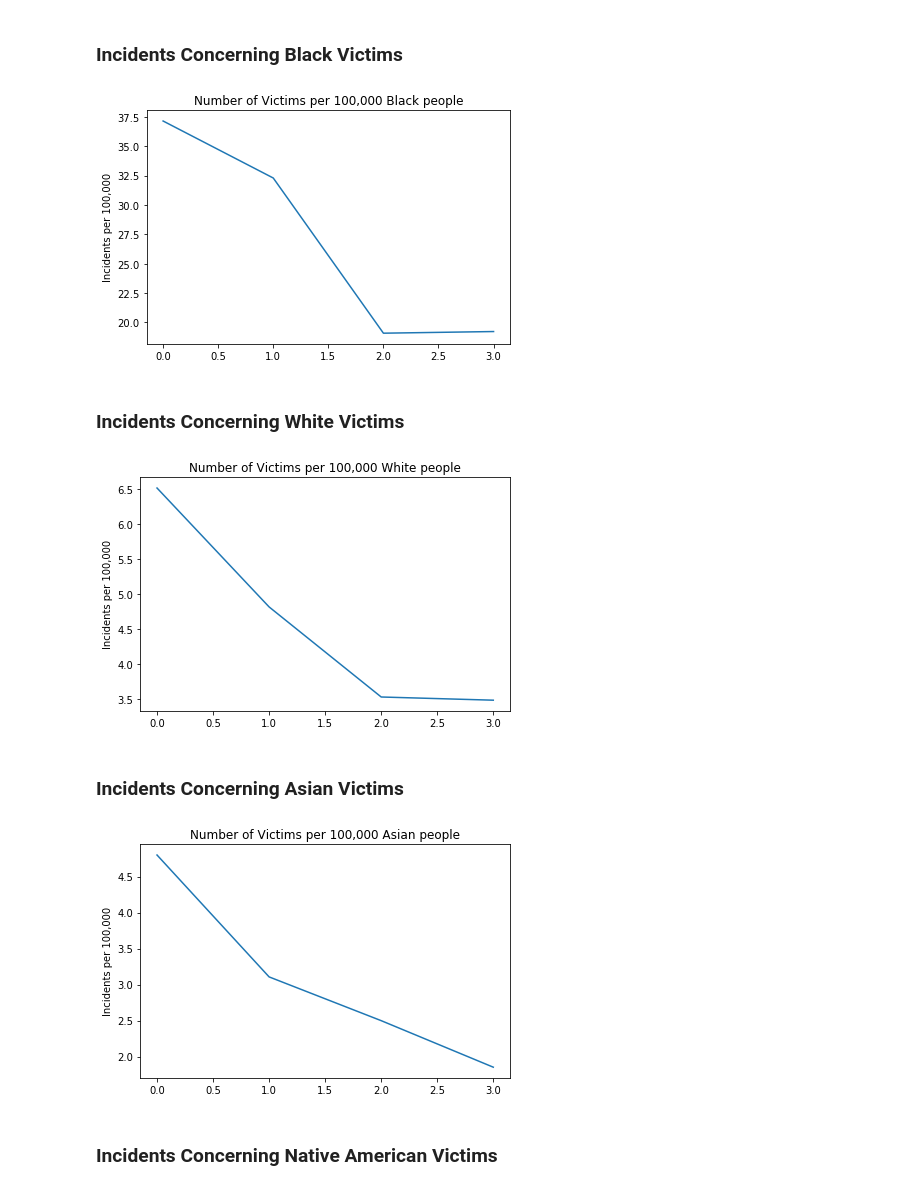
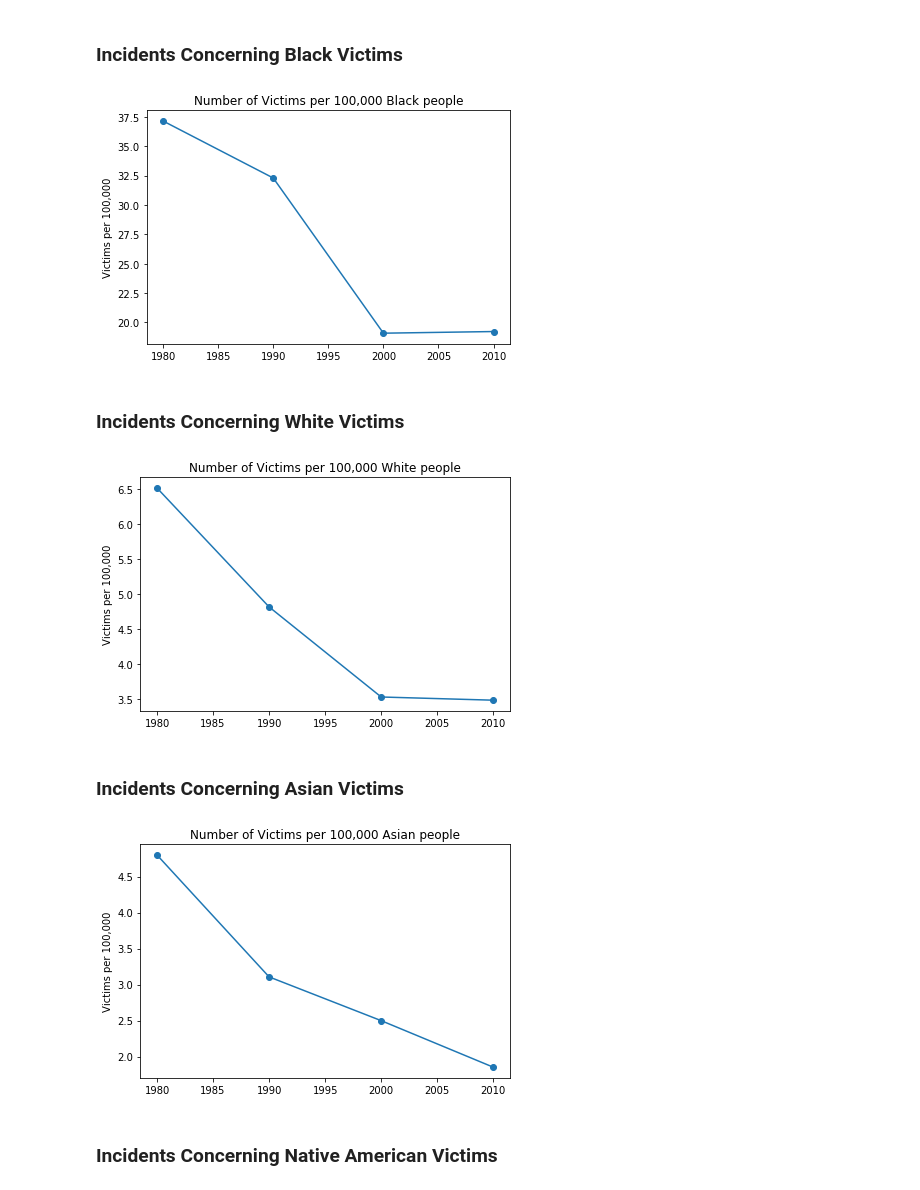
Before and after one commit to WolfgangHall/thinkful_ds_prep, a Jupyter notebook: capstone/capstone_project.ipynb, the cells around one changed output. Drawn from its saved outputs; the diff is of its cells as text; code cells hidden in the pictures.

Commit message:
added context for graphs and info in capstone

```diff
--- a/capstone/capstone_project.ipynb
+++ b/capstone/capstone_project.ipynb
@@ -10,9 +24,15 @@ fbi = pd.read_csv('fbi_reports.csv')
 us_pop = pd.read_csv('US_Population.csv')
 # %%
-# removes all rows where the record has a victim age of 998
-fbi = fbi.ix[lambda df: df['Victim Age'] < 122, :]
+# removes all rows where the record has a victim age outside the bounds of reality
+# the oldest verified person lived to the age of 122
+
+fbi = fbi.ix[lambda df: df['Victim Age'] < 123, :]
+
+# removes unnecessary columns from the data frame
 
 fbi.drop(['Record Source'],inplace=True,axis=1)
 fbi.drop(['Agency Code'],inplace=True,axis=1)
 fbi.drop(['Agency Name'],inplace=True,axis=1)
 fbi.drop(['Agency Type'],inplace=True,axis=1)
+
+years = [x for x in range(1980, 2015)]
@@ -267,17 +478,17 @@ plt.tight_layout()
 # %%
 black_incidents = fbi[fbi['Victim Race'] == 'Black']
 
 x = black_incidents.groupby('Year').count()['Crime Solved'].iloc[0], black_incidents.groupby('Year').count()['Crime Solved'].iloc[9], black_incidents.groupby('Year').count()['Crime Solved'].iloc[19], black_incidents.groupby('Year').count()['Crime Solved'].iloc[29]
 
 y = us_pop['black_population'][0], us_pop['black_population'][10], us_pop['black_population'][20], us_pop['black_population'][30]
 
 black_vic = [i/j * 100000 for i,j in zip(x, y)]
-plt.plot(black_vic)
+plt.plot(['1980', '1990', '2000', '2010'], black_vic, 'o-')
 plt.title('Number of Victims per 100,000 Black people')
 plt.ylabel('Victims per 100,000')
 plt.tight_layout()
 # %% [output]
-[figure, old version]
+[figure, new version]
 # %% [markdown]
 ### Incidents Concerning White Victims
 # %%
@@ -288,12 +499,12 @@ x = white_incidents.groupby('Year').count()['Crime Solved'].iloc[0], white_incid
 y = us_pop['white_population'][0], us_pop['white_population'][10], us_pop['white_population'][20], us_pop['white_population'][30]
 
 white_vic = [i/j * 100000 for i,j in zip(x, y)]
-plt.plot(white_vic)
+plt.plot(['1980', '1990', '2000', '2010'], white_vic, 'o-')
 plt.title('Number of Victims per 100,000 White people')
 plt.ylabel('Victims per 100,000')
 plt.tight_layout()
 # %% [output]
-[figure, old version]
+[figure, new version]
 # %% [markdown]
 ### Incidents Concerning Asian Victims
 # %%
@@ -304,12 +515,12 @@ x = asian_incidents.groupby('Year').count()['Crime Solved'].iloc[0], asian_incid
 y = us_pop['asian_population'][0], us_pop['asian_population'][10], us_pop['asian_population'][20], us_pop['asian_population'][30]
 
 asian_vic = [i/j * 100000 for i,j in zip(x, y)]
-plt.plot(asian_vic)
+plt.plot(['1980', '1990', '2000', '2010'], asian_vic, 'o-')
 plt.title('Number of Victims per 100,000 Asian people')
 plt.ylabel('Victims per 100,000')
 plt.tight_layout()
 # %% [output]
-[figure, old version]
+[figure, new version]
 # %% [markdown]
 ### Incidents Concerning Native American Victims
 # %%
```
Also changed, not shown: parts of 78 cells of this notebook.
